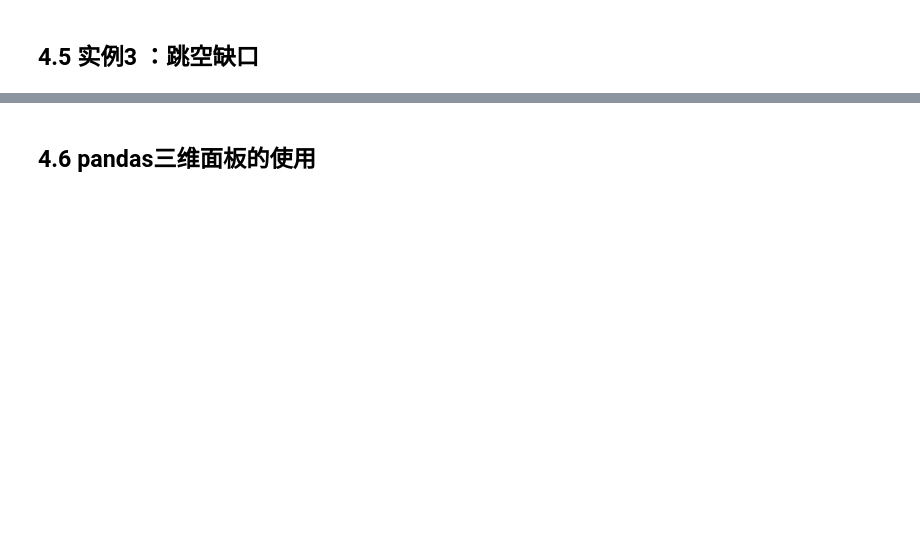
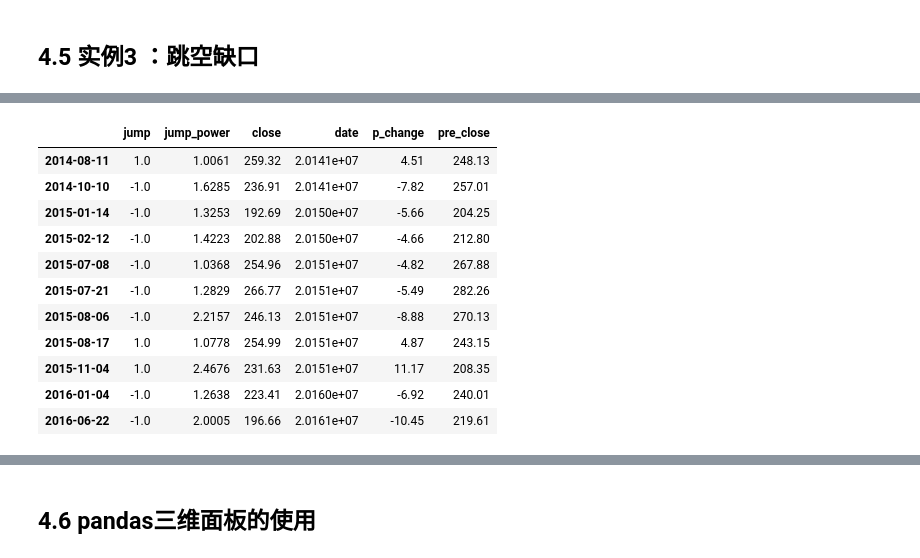
Before and after one commit to ilray88/abu, a Jupyter notebook: ipython/第4章-量化工具——pandas.ipynb, the cells around one changed output, grey strips where cells are left out. Drawn from its saved outputs; the diff is of its cells as text; code cells hidden in the pictures; blank space fills up the shorter version.

```diff
--- a/ipython/第4章-量化工具——pandas.ipynb
+++ b/ipython/第4章-量化工具——pandas.ipynb
@@ -463,34 +602,47 @@ jump_threshold
 # %%
 jump_pd = pd.DataFrame()
 
 def judge_jump(p_today):
     global jump_pd
     if p_today.p_change > 0 and (p_today.low - p_today.pre_close) > jump_threshold:
         """
             符合向上跳空
         """
         # jump记录方向 1向上
         p_today['jump'] = 1
         # 向上跳能量＝（今天最低 － 昨收）／ 跳空阀值
         p_today['jump_power'] = (p_today.low - p_today.pre_close) / jump_threshold
         jump_pd = jump_pd.append(p_today)
     elif p_today.p_change < 0 and (p_today.pre_close - p_today.high) > jump_threshold:
         """
             符合向下跳空
         """
         # jump记录方向 －1向下
         p_today['jump'] = -1
         # 向下跳能量＝（昨收 － 今天最高）／ 跳空阀值
         p_today['jump_power'] = (p_today.pre_close - p_today.high) / jump_threshold
         jump_pd = jump_pd.append(p_today)
 
 for kl_index in np.arange(0, tsla_df.shape[0]):
-    # 通过ix一个一个拿
-    today = tsla_df.ix[kl_index]
+    # 通过iloc一个一个拿
+    today = tsla_df.iloc[kl_index]
     judge_jump(today)
 
 # filter按照顺序只显示这些列, 表4-26所示
 jump_pd.filter(['jump', 'jump_power', 'close', 'date', 'p_change', 'pre_close'])
+# %% [output]
+|  | jump | jump_power | close | date | p_change | pre_close |
+| 2014-08-11 | 1.0 | 1.0061 | 259.32 | 2.0141e+07 | 4.51 | 248.13 |
+| 2014-10-10 | -1.0 | 1.6285 | 236.91 | 2.0141e+07 | -7.82 | 257.01 |
+| 2015-01-14 | -1.0 | 1.3253 | 192.69 | 2.0150e+07 | -5.66 | 204.25 |
+| 2015-02-12 | -1.0 | 1.4223 | 202.88 | 2.0150e+07 | -4.66 | 212.80 |
+| 2015-07-08 | -1.0 | 1.0368 | 254.96 | 2.0151e+07 | -4.82 | 267.88 |
+| 2015-07-21 | -1.0 | 1.2829 | 266.77 | 2.0151e+07 | -5.49 | 282.26 |
+| 2015-08-06 | -1.0 | 2.2157 | 246.13 | 2.0151e+07 | -8.88 | 270.13 |
+| 2015-08-17 | 1.0 | 1.0778 | 254.99 | 2.0151e+07 | 4.87 | 243.15 |
+| 2015-11-04 | 1.0 | 2.4676 | 231.63 | 2.0151e+07 | 11.17 | 208.35 |
+| 2016-01-04 | -1.0 | 1.2638 | 223.41 | 2.0160e+07 | -6.92 | 240.01 |
+| 2016-06-22 | -1.0 | 2.0005 | 196.66 | 2.0161e+07 | -10.45 | 219.61 |
 # %%
 jump_pd = pd.DataFrame()
 # axis=1即行数据，tsla_df的每一条行数据即为每一个交易日数据
```
Also changed, not shown: parts of 35 cells of this notebook, 2 other files.
